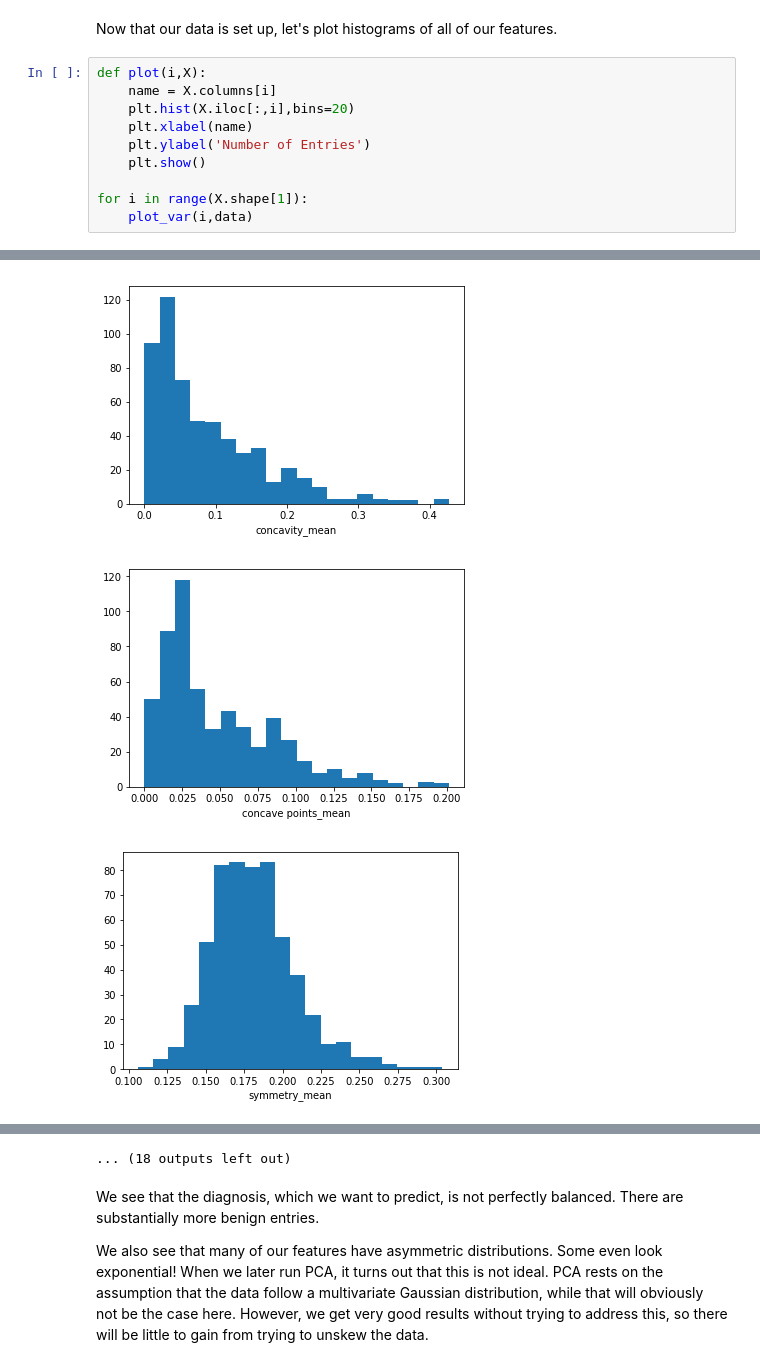
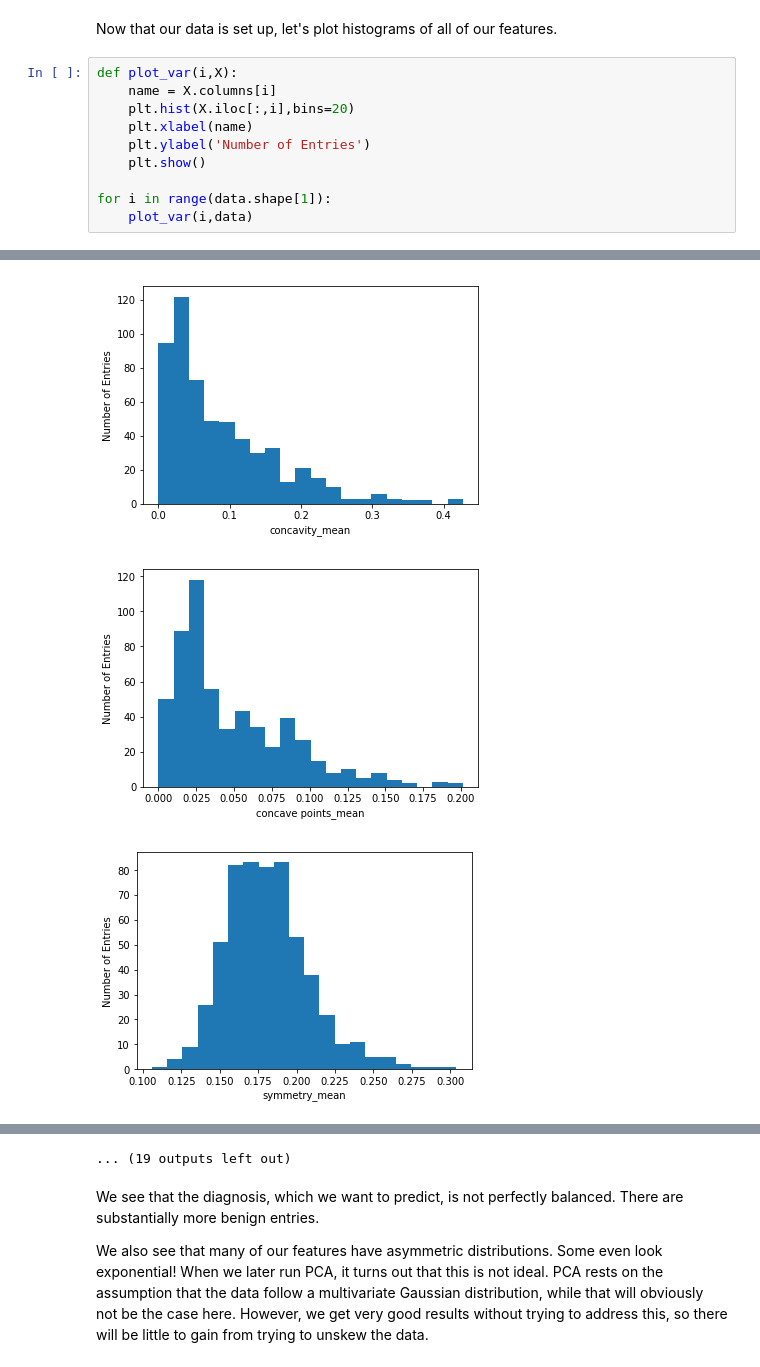
Before and after one commit to lopez86/DataScienceExamples, a Jupyter notebook: basics/Classification Primer Using Breast Cancer Data.ipynb, the cells around one changed output, grey strips where cells are left out. Cells and saved outputs as stored; diff of their text form.

```diff
--- a/basics/Classification Primer Using Breast Cancer Data.ipynb
+++ b/basics/Classification Primer Using Breast Cancer Data.ipynb
@@ -47,13 +47,13 @@ data.head()
 # %% [markdown]
 Now that our data is set up, let's plot histograms of all of our features.
 # %%
-def plot(i,X):
+def plot_var(i,X):
     name = X.columns[i]
     plt.hist(X.iloc[:,i],bins=20)
     plt.xlabel(name)
     plt.ylabel('Number of Entries')
     plt.show()
 
-for i in range(X.shape[1]):
+for i in range(data.shape[1]):
     plot_var(i,data)
 # %% [output]
@@ -67,3 +67,3 @@ for i in range(X.shape[1]):
-[figure, old version]
+[figure, new version]
-[figure, old version]
+[figure, new version]
-[figure, old version]
+[figure, new version]
@@ -72,4 +72,4 @@ for i in range(X.shape[1]):
-... (18 outputs left out)
+... (19 outputs left out)
 # %% [markdown]
 We see that the diagnosis, which we want to predict, is not perfectly balanced. There are substantially more benign entries.
 
```
Also changed, not shown: parts of 2 cells of this notebook.
